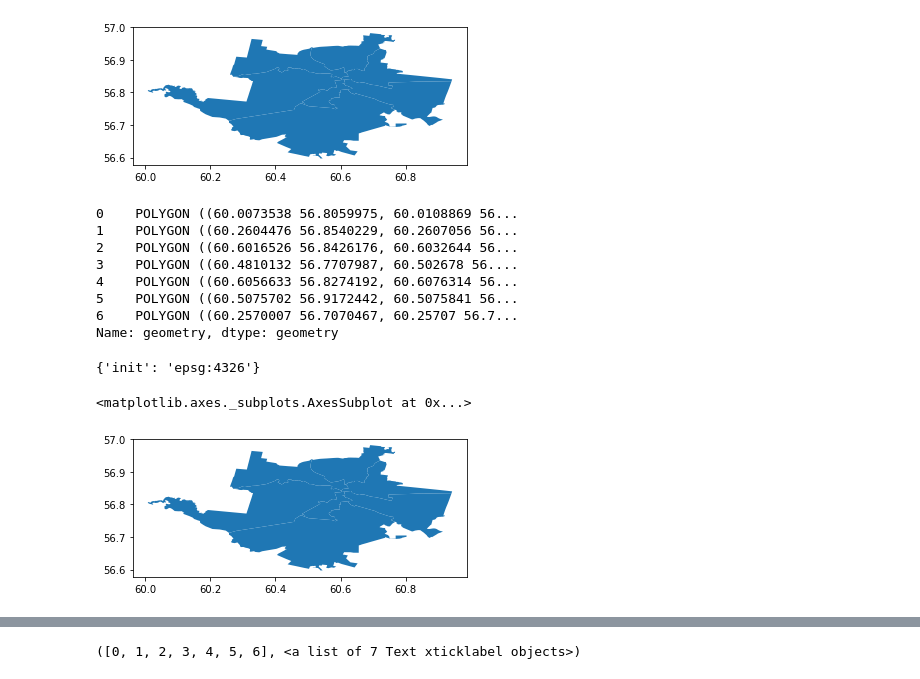
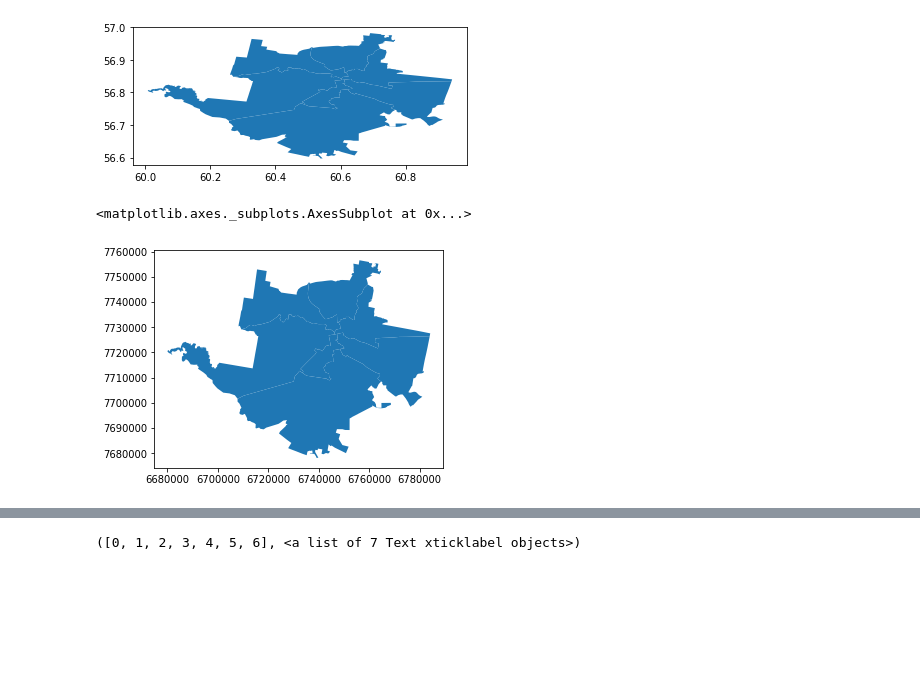
Before and after one commit to vitomed/EPAMFinalTask, a Jupyter notebook: avito/EKB_visualisation.ipynb, the cells around one changed output, grey strips where cells are left out. Cells and saved outputs as stored; diff of their text form; code cells hidden in the pictures; blank space fills up the shorter version.

Commit message:
finish *_visualisation.ipynd

```diff
--- a/avito/EKB_visualisation.ipynb
+++ b/avito/EKB_visualisation.ipynb
@@ -17,29 +18,15 @@ import geopandas as gpd
 from shapely.geometry import Point, Polygon
 import matplotlib.pyplot as plt
 # %%
-spb_street_map = gpd.read_file('exportsh/EKB/Верх-Исетский район_AL9.shp', encoding="utf-8")
-spb_street_map.plot()
+distr_map = gpd.read_file('exportsh/EKB/Верх-Исетский район_AL9.shp', encoding="utf-8")
+distr_map.plot()
 # %% [output]
 <matplotlib.axes._subplots.AxesSubplot at 0x...>
 [figure]
-# %%
-spb_street_map.geometry
-# %% [output]
-0    POLYGON ((60.0073538 56.8059975, 60.0108869 56...
-1    POLYGON ((60.2604476 56.8540229, 60.2607056 56...
-2    POLYGON ((60.6016526 56.8426176, 60.6032644 56...
-3    POLYGON ((60.4810132 56.7707987, 60.502678 56....
-4    POLYGON ((60.6056633 56.8274192, 60.6076314 56...
-5    POLYGON ((60.5075702 56.9172442, 60.5075841 56...
-6    POLYGON ((60.2570007 56.7070467, 60.25707 56.7...
-Name: geometry, dtype: geometry
 # %%
-crs = {"init":"epsg:4326"}
-#crs = {"init": "epsg:3857"}
-spb_street_map_wm = spb_street_map.to_crs(crs)
-print(spb_street_map_wm.crs)
-spb_street_map_wm.plot()
+crs = {"init": "epsg:3857"}
+distr_map_ep = distr_map.to_crs(crs)
+distr_map_ep.plot()
 # %% [output]
-{'init': 'epsg:4326'}
+<matplotlib.axes._subplots.AxesSubplot at 0x...>
-<matplotlib.axes._subplots.AxesSubplot at 0x...>
-[figure, old version]
+[figure, new version]
```
Also changed, not shown: parts of 22 cells of this notebook, 2 other files.
